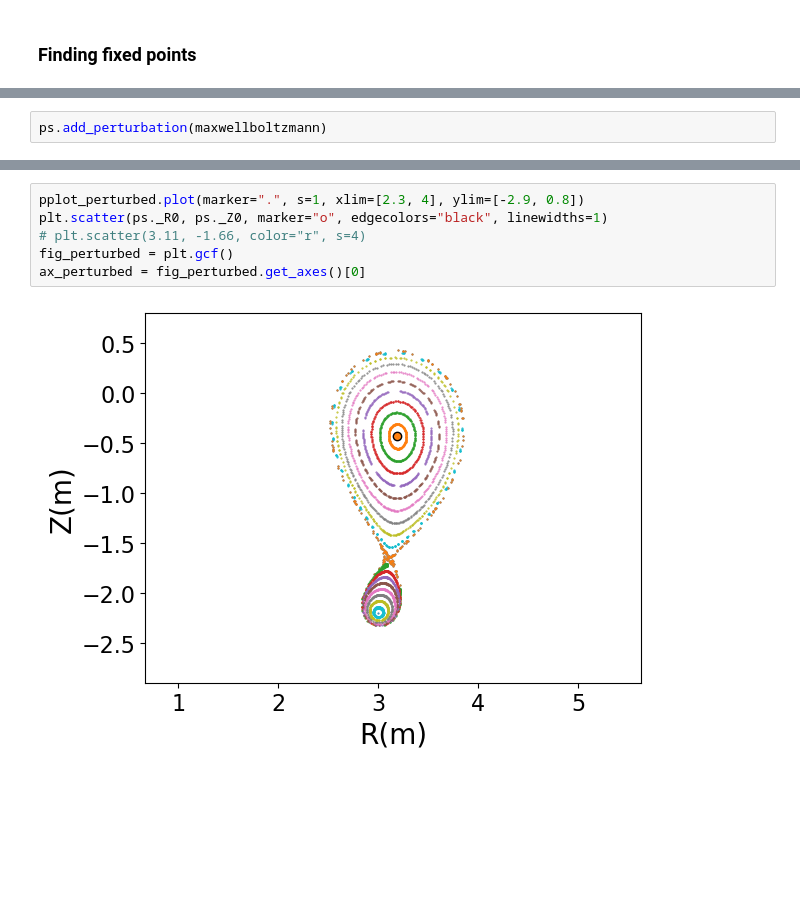
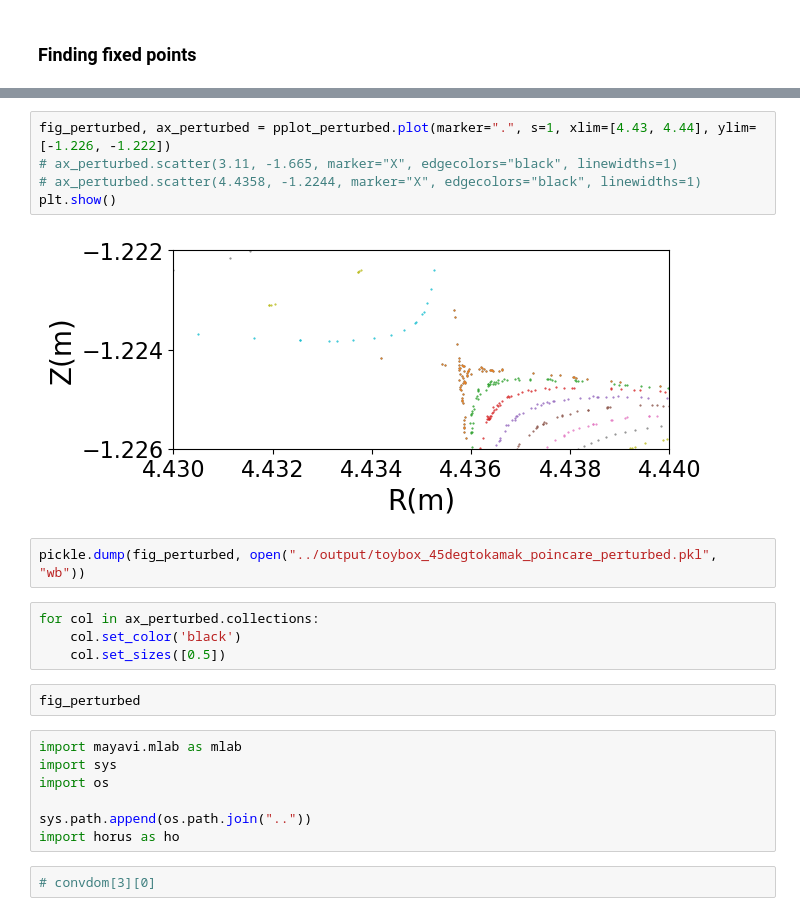
Before and after one commit to Akitzu/masterthesis, a Jupyter notebook: code/notebooks/toybox_tokamak.ipynb, the cells around one changed output, grey strips where cells are left out. Saved outputs shown, nothing was run; the diff lists cells and outputs as text; blank space fills up the shorter version.

```diff
--- a/code/notebooks/toybox_tokamak.ipynb
+++ b/code/notebooks/toybox_tokamak.ipynb
@@ -134,2 +105,0 @@ maxwellboltzmann = {"m": 3, "n": -2, "d": 1, "type": "maxwell-boltzmann", "ampli
-# %%
-ps.add_perturbation(maxwellboltzmann)
@@ -167,8 +142,24 @@ Integration failed for s= 2.9999
-# %%
-pplot_perturbed.plot(marker=".", s=1, xlim=[2.3, 4], ylim=[-2.9, 0.8])
-plt.scatter(ps._R0, ps._Z0, marker="o", edgecolors="black", linewidths=1)
-# plt.scatter(3.11, -1.66, color="r", s=4)
-fig_perturbed = plt.gcf()
-ax_perturbed = fig_perturbed.get_axes()[0]
-# %% [output]
-[figure, removed]
+# %%
+fig_perturbed, ax_perturbed = pplot_perturbed.plot(marker=".", s=1, xlim=[4.43, 4.44], ylim=[-1.226, -1.222])
+# ax_perturbed.scatter(3.11, -1.665, marker="X", edgecolors="black", linewidths=1)
+# ax_perturbed.scatter(4.4358, -1.2244, marker="X", edgecolors="black", linewidths=1)
+plt.show()
+# %% [output]
+[figure, added]
+# %%
+pickle.dump(fig_perturbed, open("../output/toybox_45degtokamak_poincare_perturbed.pkl", "wb"))
+# %%
+for col in ax_perturbed.collections:
+    col.set_color('black')
+    col.set_sizes([0.5])
+# %%
+fig_perturbed
+# %%
+import mayavi.mlab as mlab
+import sys
+import os
+
+sys.path.append(os.path.join(".."))
+import horus as ho
+# %%
+# convdom[3][0]
```
Also changed, not shown: parts of 84 cells of this notebook, 38 other files.
